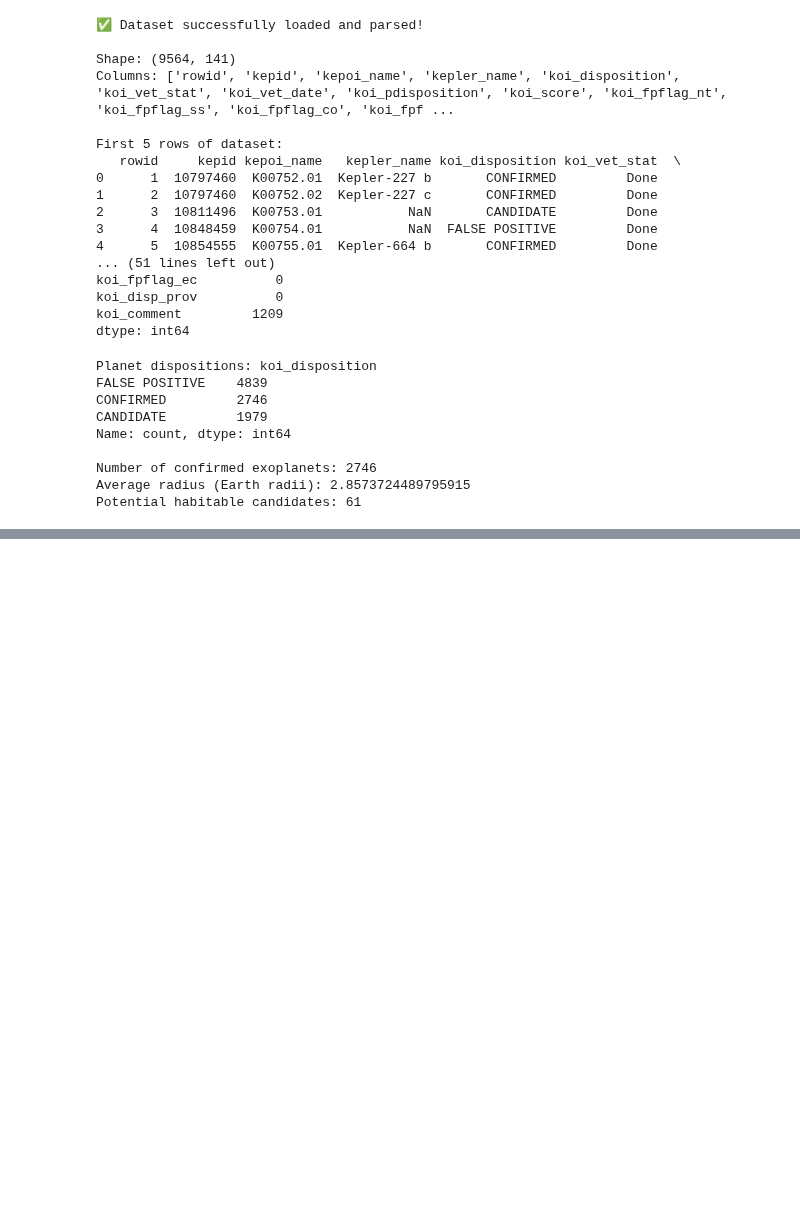
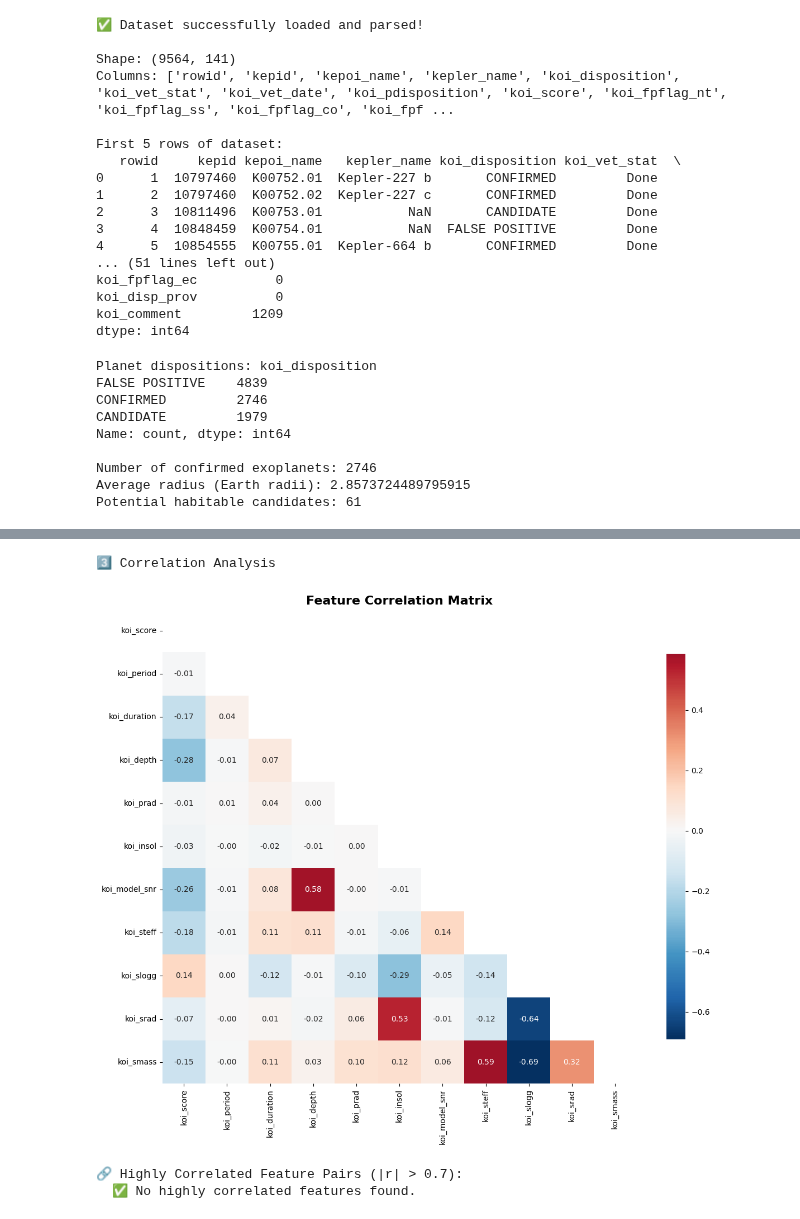
Before and after one commit to Hadeed711/nasa_exoplanet, a Jupyter notebook: keplar_processing.ipynb, the cells around one changed output, grey strips where cells are left out. Drawn from its saved outputs; the diff is of its cells as text; code cells hidden in the pictures; blank space fills up the shorter version.

```diff
--- a/keplar_processing.ipynb
+++ b/keplar_processing.ipynb
@@ -86,0 +428,38 @@ Potential habitable candidates: 61
+# %%
+# 3. CORRELATION ANALYSIS
+print(f"\n3️⃣ Correlation Analysis")
+
+# Select numeric features for correlation
+numeric_features = df_clean.select_dtypes(include=[np.number]).columns
+correlation_features = [f for f in numeric_features if f in available_key_features + ['koi_score', 'koi_smass', 'koi_slogg']]
+
+# Calculate correlation matrix
+corr_matrix = df_clean[correlation_features].corr()
+
+# Plot correlation heatmap
+plt.figure(figsize=(12, 10))
+mask = np.triu(np.ones_like(corr_matrix, dtype=bool))  # Mask upper triangle
+sns.heatmap(corr_matrix, mask=mask, annot=True, cmap='RdBu_r', center=0,
+            square=True, fmt='.2f', cbar_kws={"shrink": .8})
+plt.title('Feature Correlation Matrix', fontsize=16, fontweight='bold')
+plt.tight_layout()
+plt.show()
+
+# Identify highly correlated features
+high_corr_pairs = []
+for i in range(len(corr_matrix.columns)):
+    for j in range(i+1, len(corr_matrix.columns)):
+        if abs(corr_matrix.iloc[i, j]) > 0.7:
+            high_corr_pairs.append((corr_matrix.columns[i], corr_matrix.columns[j], corr_matrix.iloc[i, j]))
+
+print("🔗 Highly Correlated Feature Pairs (|r| > 0.7):")
+for feat1, feat2, corr_val in high_corr_pairs:
+    print(f"  {feat1} ↔ {feat2}: {corr_val:.3f}")
+
+if not high_corr_pairs:
+    print("  ✅ No highly correlated features found.")
+# %% [output]
+3️⃣ Correlation Analysis
+[figure, added]
+🔗 Highly Correlated Feature Pairs (|r| > 0.7):
+  ✅ No highly correlated features found.
```
Also changed, not shown: parts of 16 cells of this notebook, 13 other files.
